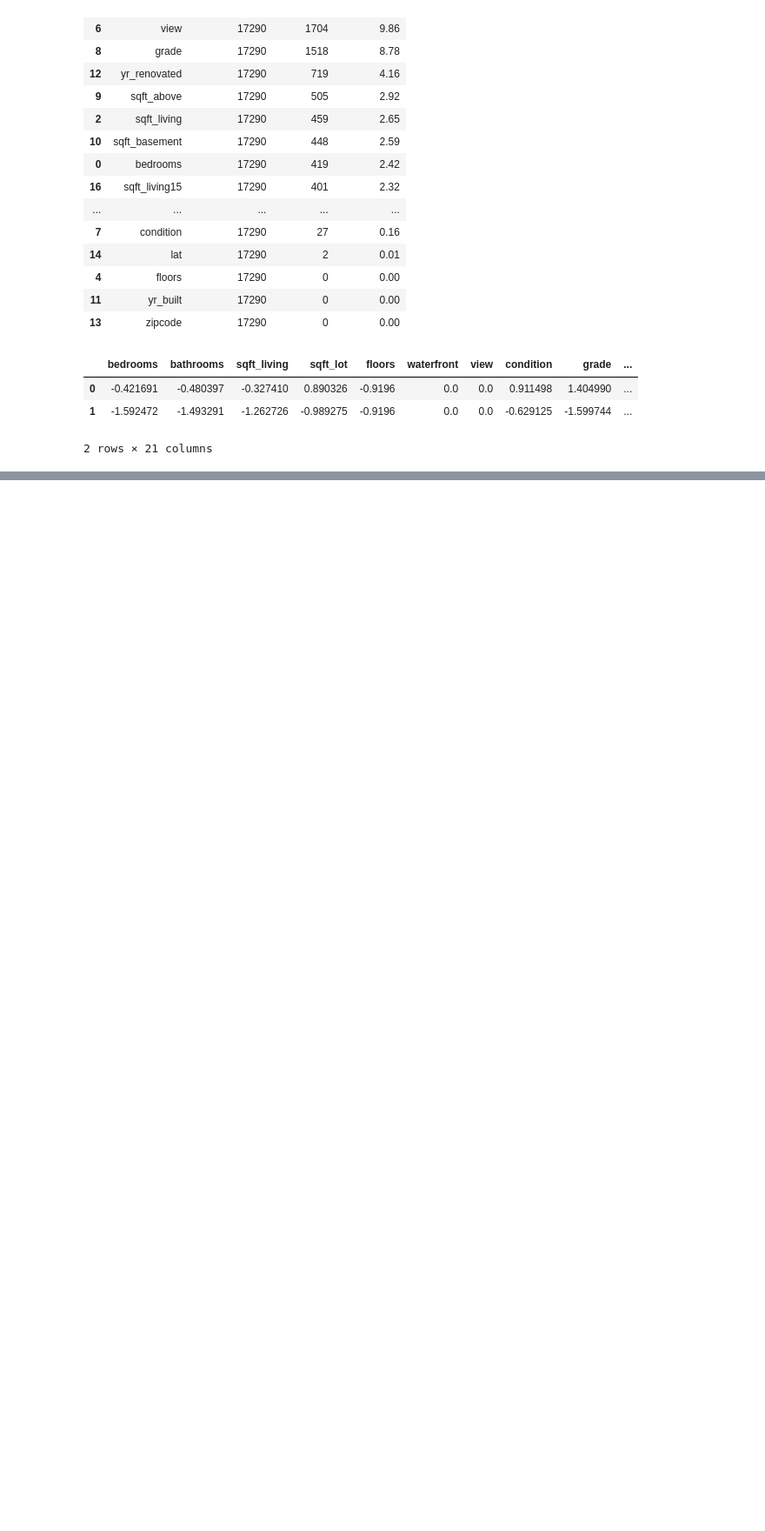
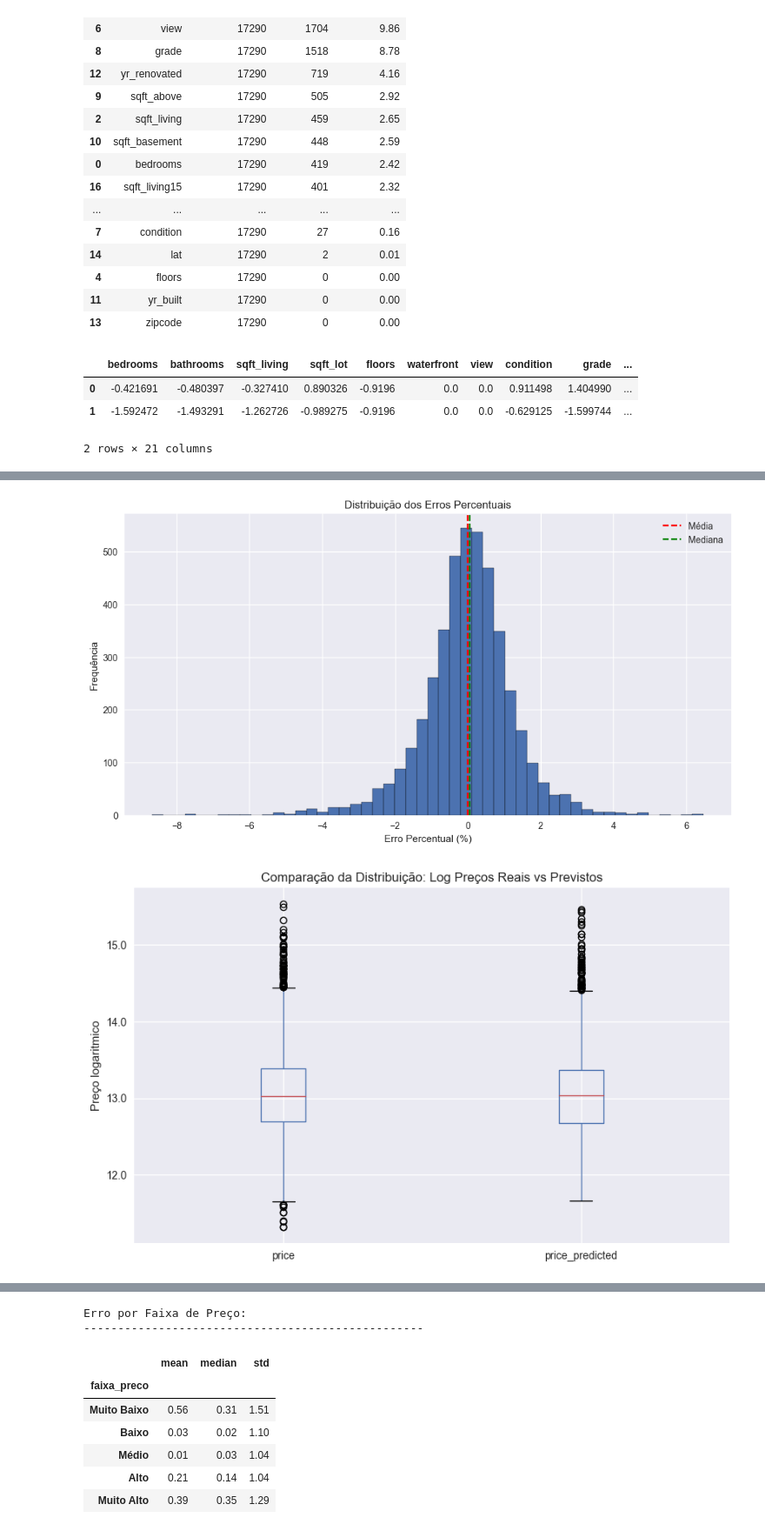
Before and after one commit to alexassuncaodados/Analise_e_Predicao_Imoveis, a Jupyter notebook: 02-Modelo.ipynb, the cells around one changed output, grey strips where cells are left out. Shown: that part at 87% size. Saved outputs shown, nothing was run; the diff lists cells and outputs as text; code cells hidden in the pictures; blank space fills up the shorter version.

```diff
--- a/02-Modelo.ipynb
+++ b/02-Modelo.ipynb
@@ -228,3 +228,8 @@ X_train_scaled.head(2)
 | 0 | -0.421691 | -0.480397 | -0.327410 | 0.890326 | -0.9196 | 0.0 | 0.0 | 0.911498 | 1.404990 | ... |
 | 1 | -1.592472 | -1.493291 | -1.262726 | -0.989275 | -0.9196 | 0.0 | 0.0 | -0.629125 | -1.599744 | ... |
 2 rows × 21 columns
+# %%
+scaler = StandardScaler()
+X_train_scaled_comOutliers = pd.DataFrame(scaler.fit_transform(X_train), columns=X_train.columns)
+X_test_scaled_comOutliers = pd.DataFrame(scaler.transform(X_test), columns=X_test.columns)
+X_train_scaled_comOutliers.head(2)
@@ -322,0 +520,9 @@ df_results.sort_values(by='R2', ascending=False)
+# %%
+loaded_model = pickle.load(open('output/XGBoost_model.pkl', 'rb'))
+y_pred = loaded_model.predict(X_test_scaled_comOutliers)
+
+df_avaliacao = pd.DataFrame()
+df_avaliacao['price'] = y_test
+df_avaliacao['price_predicted'] = y_pred
+df_avaliacao['residuo'] = df_avaliacao['price'] - df_avaliacao['price_predicted']
+df_avaliacao.head()
@@ -322,0 +536,50 @@ df_results.sort_values(by='R2', ascending=False)
+# %%
+# Calculando métricas de erro percentual
+df_avaliacao['erro_percentual'] = (df_avaliacao['residuo'] / df_avaliacao['price']) * 100
+
+
+# Visualizações
+
+# 1. Distribuição dos Erros Percentuais
+plt.figure(figsize=(12, 6))
+plt.hist(df_avaliacao['erro_percentual'], bins=50, edgecolor='black')
+plt.title('Distribuição dos Erros Percentuais')
+plt.xlabel('Erro Percentual (%)')
+plt.ylabel('Frequência')
+plt.axvline(df_avaliacao['erro_percentual'].mean(), color='r', linestyle='--', label='Média')
+plt.axvline(df_avaliacao['erro_percentual'].median(), color='g', linestyle='--', label='Mediana')
+plt.legend()
+plt.show()
+
+# 2. Boxplot dos Preços
+plt.figure(figsize=(10, 6))
+df_avaliacao[['price', 'price_predicted']].boxplot()
+plt.title('Comparação da Distribuição: Log Preços Reais vs Previstos')
+plt.ylabel('Preço logaritmico')
+plt.gca().yaxis.set_major_formatter(plt.FuncFormatter(lambda x, p: f'{x:.1f}'))
+plt.show()
+
+# 3. Scatter plot com linha de referência
+plt.figure(figsize=(12, 8))
+plt.scatter(df_avaliacao['price'], df_avaliacao['price_predicted'], alpha=0.5)
+plt.plot([df_avaliacao['price'].min(), df_avaliacao['price'].max()],
+         [df_avaliacao['price'].min(), df_avaliacao['price'].max()],
+         'r--', label='Previsão Perfeita')
+plt.xlabel('Preço Real')
+plt.ylabel('Preço Previsto')
+plt.title('Log Preços Reais vs Previstos')
+plt.gca().xaxis.set_major_formatter(plt.FuncFormatter(lambda x, p: f'{x:.1f}'))
+plt.gca().yaxis.set_major_formatter(plt.FuncFormatter(lambda x, p: f'{x:.1f}'))
+plt.legend()
+plt.grid(True, alpha=0.3)
+plt.show()
+
+# 4. Análise por faixas de preço
+df_avaliacao['faixa_preco'] = pd.qcut(df_avaliacao['price'], q=5, labels=['Muito Baixo', 'Baixo', 'Médio', 'Alto', 'Muito Alto'])
+erro_por_faixa = df_avaliacao.groupby('faixa_preco')['erro_percentual'].agg(['mean', 'median', 'std']).round(2)
+print("\nErro por Faixa de Preço:")
+print("-" * 50)
+np.abs(erro_por_faixa)
+# %% [output]
+[figure, added]
+[figure, added]
@@ -322,0 +587,9 @@ df_results.sort_values(by='R2', ascending=False)
+Erro por Faixa de Preço:
+--------------------------------------------------
+|  | mean | median | std |
+| faixa_preco |  |  |  |
+| Muito Baixo | 0.56 | 0.31 | 1.51 |
+| Baixo | 0.03 | 0.02 | 1.10 |
+| Médio | 0.01 | 0.03 | 1.04 |
+| Alto | 0.21 | 0.14 | 1.04 |
+| Muito Alto | 0.39 | 0.35 | 1.29 |
```
Also changed, not shown: parts of 18 cells of this notebook, 5 other files.
